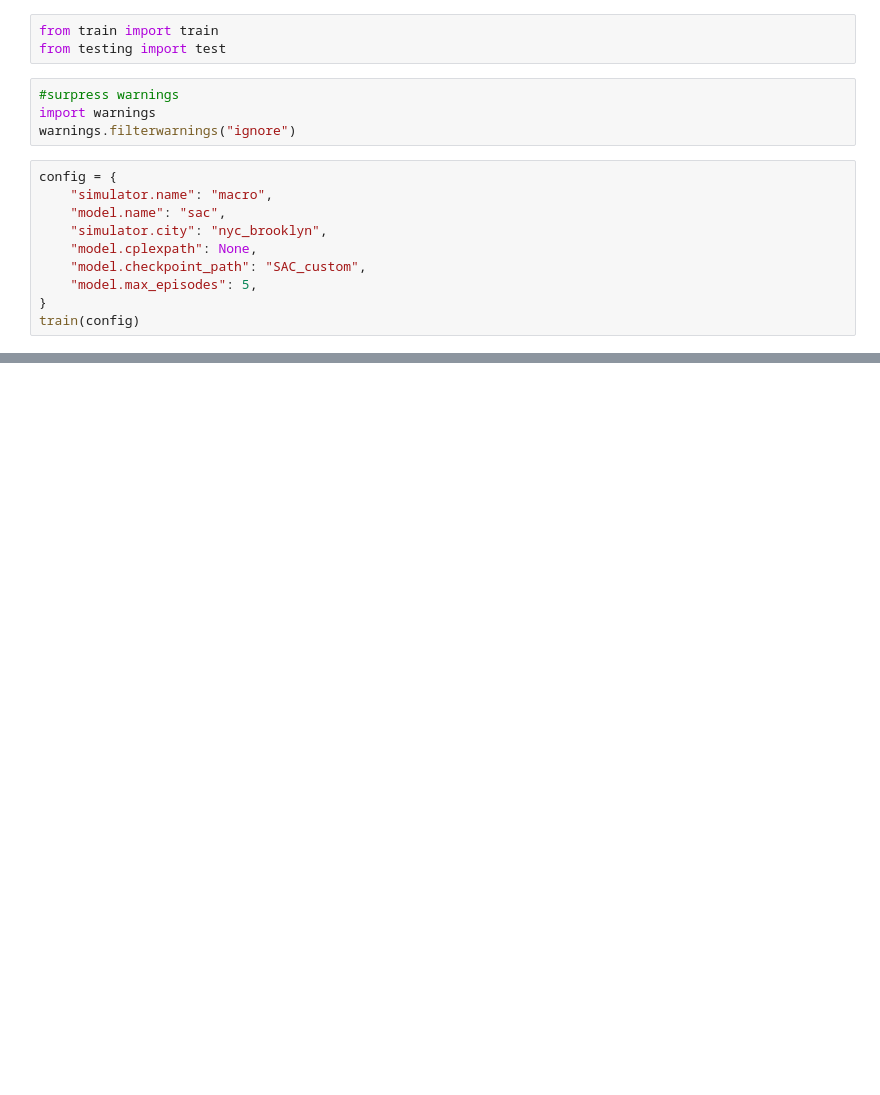
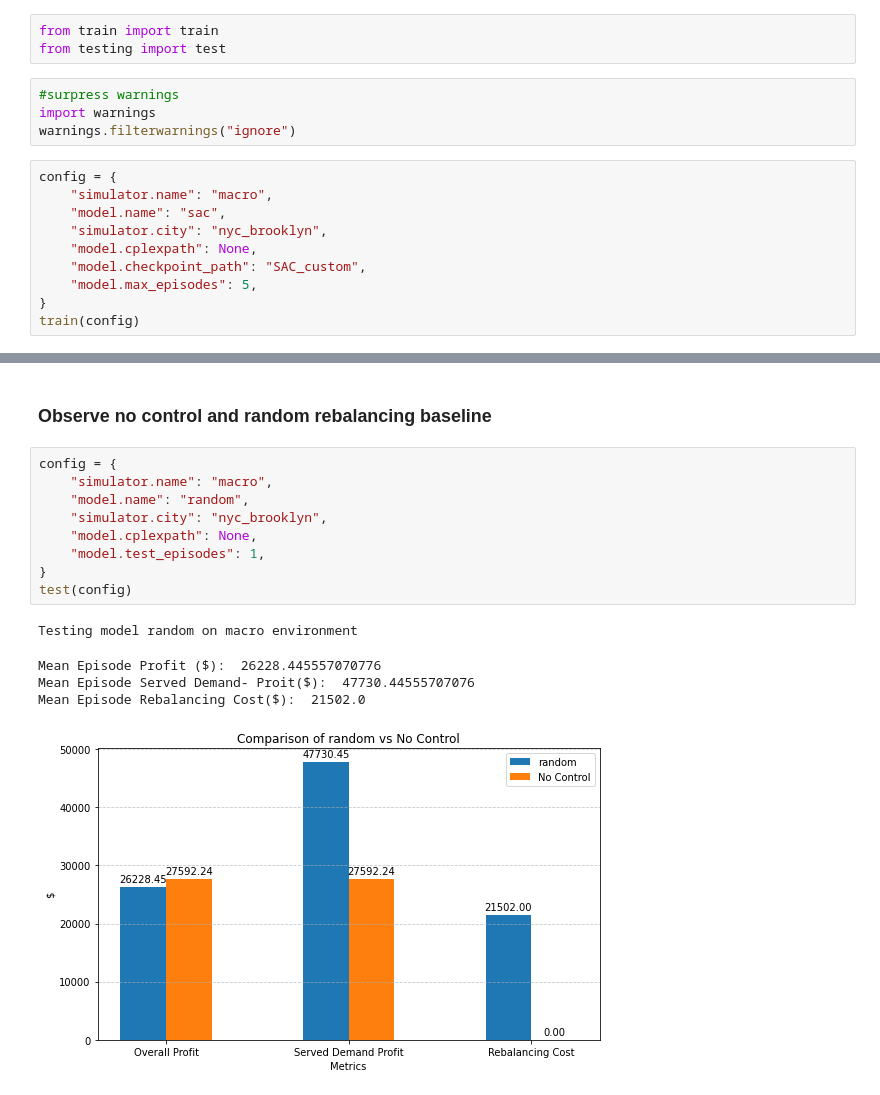
Before and after one commit to gigitresca/amod_complete_repo, a Jupyter notebook: test.ipynb, the cells around one changed output, grey strips where cells are left out. Drawn from its saved outputs; the diff is of its cells as text; blank space fills up the shorter version.

```diff
--- a/test.ipynb
+++ b/test.ipynb
@@ -176,0 +107,17 @@ Mean Episode Rebalancing Cost($):  489.0
+# %% [markdown]
+### Observe no control and random rebalancing baseline
+# %%
+config = {
+    "simulator.name": "macro",
+    "model.name": "random",
+    "simulator.city": "nyc_brooklyn",
+    "model.cplexpath": None,
+    "model.test_episodes": 1,
+}
+test(config)
+# %% [output]
+Testing model random on macro environment
+Mean Episode Profit ($):  26228.445557070776
+Mean Episode Served Demand- Proit($):  47730.44555707076
+Mean Episode Rebalancing Cost($):  21502.0
+[figure, added]
```
Also changed, not shown: parts of 7 cells of this notebook, 5 other files.
